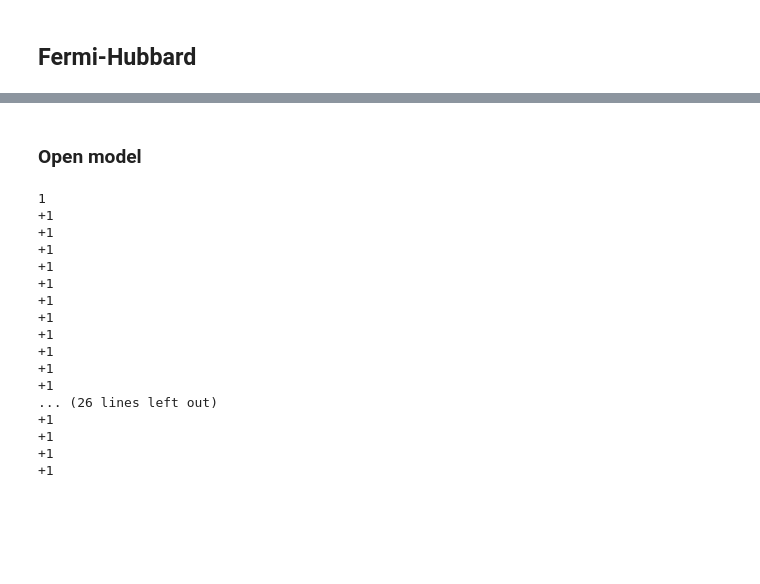
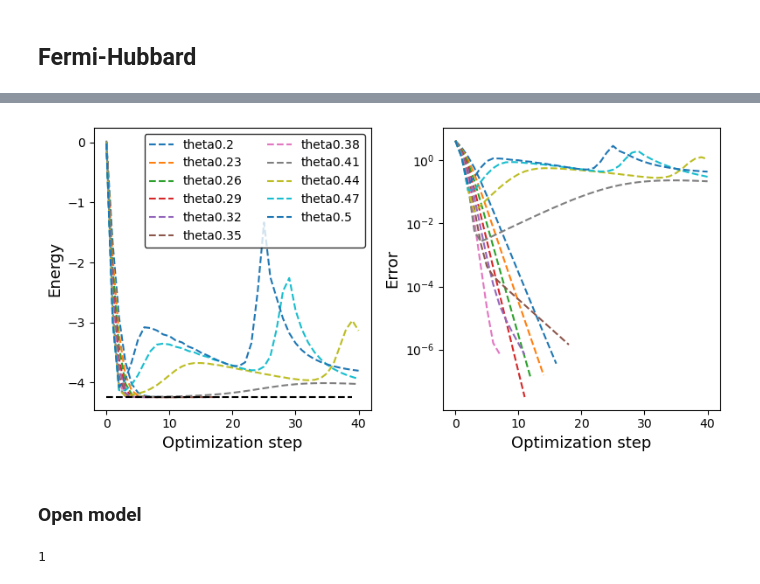
Before and after one commit to javinoram/VqePy, a Jupyter notebook: demos/Hubbard.ipynb, the cells around one changed output, grey strips where cells are left out. Cells and saved outputs as stored; diff of their text form; code cells hidden in the pictures; blank space fills up the shorter version.

```diff
--- a/demos/Hubbard.ipynb
+++ b/demos/Hubbard.ipynb
@@ -54,0 +308,17 @@ hubbard_chain1.set_group_characteristics()
+# %%
+theta = np.linspace(0.2, 0.5, 11)
+valores = []
+for t in theta:
+    print(t)
+    minimizate_params = {
+            "type": "SLSQP",
+            "maxiter": 40,
+            "tol": 1e-6,
+            "number":  a*b,
+            "theta":["generic", t]}
+
+    hubbard_chain1.node = ansazt.node
+    optimizer = gradiend_optimizer(minimizate_params)
+    energy1, optimum = optimizer.VQE(hubbard_chain1.cost_function)
+    print( len(energy1) )
+    valores.append(energy1)
@@ -55,2 +343,24 @@ hubbard_chain1.set_group_characteristics()
+# %%
+ee = FHExacto(params1)
+
+fig, ax = plt.subplots(1, 2, figsize=(8,4),)
+ax[0].set_xlabel("Optimization step", fontsize=13)
+ax[0].set_ylabel("Energy", fontsize=13)
+
+ax[1].set_xlabel("Optimization step", fontsize=13)
+ax[1].set_ylabel("Error", fontsize=13)
+
+for i, val in enumerate(valores):
+    ax[0].plot([j for j in range(len(val))], val, ls="dashed", label="theta"+str(np.round(theta[i],3)))
+    ax[1].plot([j for j in range(len(val))], [np.abs(val[j] -ee[0]) for j in range(len(val))], ls="dashed")
+
+ax[0].plot([j for j in range( 40 ) ], [ee[0] for j in range(40)], color="black", ls="dashed")
+ax[1].set_yscale("log")
+
+ax[0].legend(loc="upper right", fontsize='medium',frameon=True, edgecolor='k', ncol=2)
+fig.tight_layout()
+plt.show()
+# %% [output]
+[figure, added]
 # %% [markdown]
 ### Open model
@@ -57,6 +377,6 @@ hubbard_chain1.set_group_characteristics()
 # %%
-valores = []
-for k in range(2):
+valores_kup = []
+for k in range(1):
     print(k+1)
     ansatz_params = {
         "repetitions": k+1,
@@ -67,9 +387,6 @@ for k in range(2):
         "pattern": "chain"
     }
 
-    differents_ansatz = []
-    parameters = []
-
     ansazt = upccgsd_ansatz()
     ansazt.set_device( ansatz_params )
     ansazt.set_node( ansatz_params )
@@ -78,7 +395,7 @@ for k in range(2):
 
     minimizate_params = {
             "type": "SLSQP",
-            "maxiter": 20,
+            "maxiter": 40,
             "tol": 1e-6,
             "number":  a*b,
             "theta":["generic", 0.3]}
@@ -86,22 +403,6 @@ for k in range(2):
     hubbard_chain1.node = ansazt.node
     optimizer = gradiend_optimizer(minimizate_params)
     energy1, optimum = optimizer.VQE(hubbard_chain1.cost_function)
-    valores.append(energy1)
+    valores_kup.append(energy1)
 # %% [output]
 1
-+1
-+1
-+1
-+1
-+1
-+1
-+1
-+1
-+1
-+1
-+1
-... (26 lines left out)
-+1
-+1
-+1
-+1
```
Also changed, not shown: parts of 24 cells of this notebook, 15 other files.
